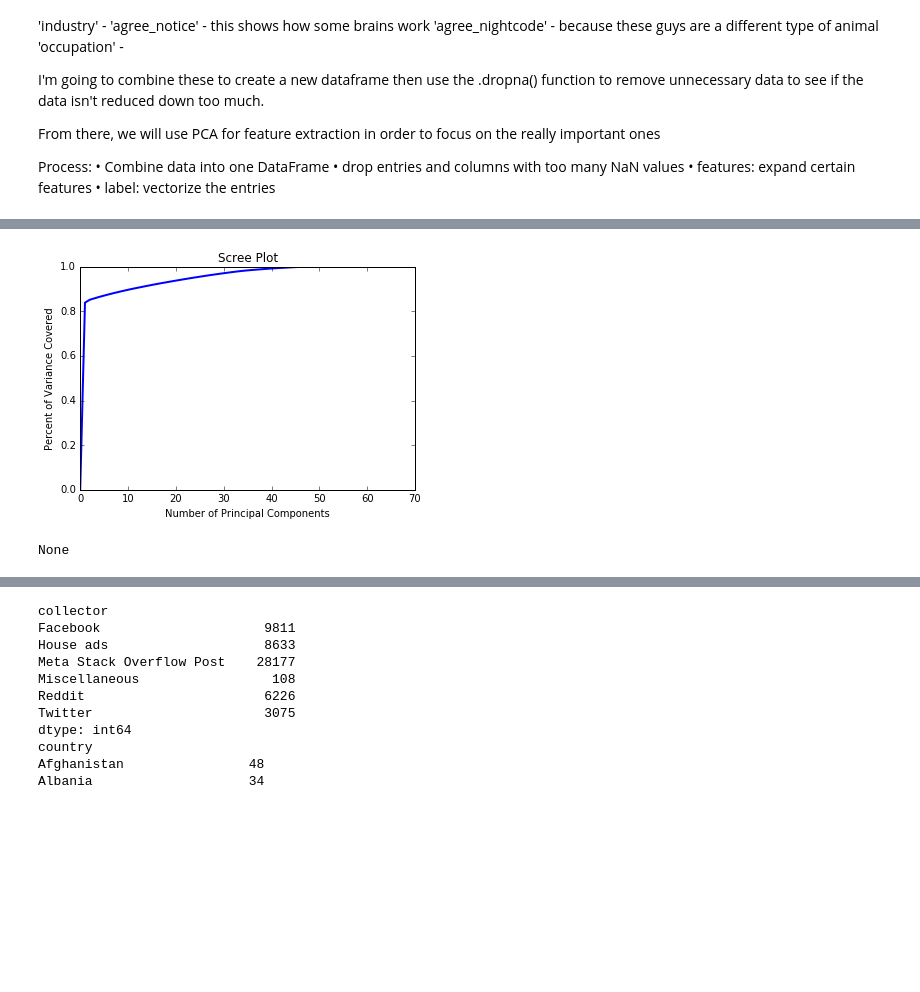
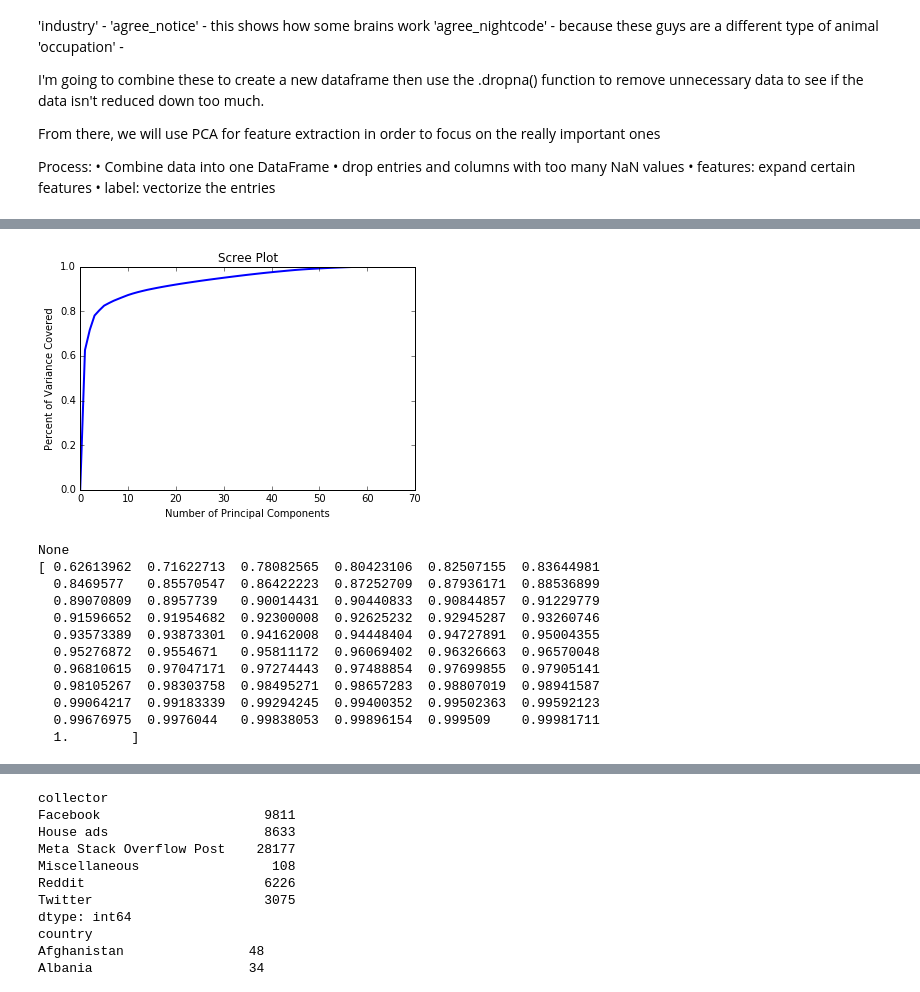
Before and after one commit to jonmhong/Stack_Overflow_Data, a Jupyter notebook: stack_overflow.ipynb, the cells around one changed output, grey strips where cells are left out. Saved outputs shown, nothing was run; the diff lists cells and outputs as text; code cells hidden in the pictures; blank space fills up the shorter version.

```diff
--- a/stack_overflow.ipynb
+++ b/stack_overflow.ipynb
@@ -235,31 +388,42 @@ cleaned_data = cleaned_data.dropna()
 # %%
-# use PCA  to lower the dimensions on the data
+# use PCA to reduce the data into lower dimensions
 from sklearn.decomposition import PCA
 
 
 def feature_components_evr(feature_columns):
     pca = PCA(n_components=min(*feature_columns.shape))
     pca.fit(feature_columns)
 
     return pca.components_, pca.explained_variance_ratio_
 
 
 def scree_plot(evr):
     """Used to determine the number of components to use for PCA"""
     evr = np.concatenate([[0], evr])
     cum_evr = np.cumsum(evr)
 
     pl.figure()
     pl.title("Scree Plot")
     pl.plot(cum_evr, lw=2, label="Cumulative Explained Variance Ratio")
     pl.xlabel("Number of Principal Components")
     pl.ylabel("Percent of Variance Covered")
     pl.show()
 
-fce = feature_components_evr(cleaned_data)
-
+fce = feature_components_evr(cleaned_features)
 
 print scree_plot(fce[1])
+print np.cumsum(fce[1])
 # %% [output]
-[figure, old version]
+[figure, new version]
 None
+[ 0.62613962  0.71622713  0.78082565  0.80423106  0.82507155  0.83644981
+  0.8469577   0.85570547  0.86422223  0.87252709  0.87936171  0.88536899
+  0.89070809  0.8957739   0.90014431  0.90440833  0.90844857  0.91229779
+  0.91596652  0.91954682  0.92300008  0.92625232  0.92945287  0.93260746
+  0.93573389  0.93873301  0.94162008  0.94448404  0.94727891  0.95004355
+  0.95276872  0.9554671   0.95811172  0.96069402  0.96326663  0.96570048
+  0.96810615  0.97047171  0.97274443  0.97488854  0.97699855  0.97905141
+  0.98105267  0.98303758  0.98495271  0.98657283  0.98807019  0.98941587
+  0.99064217  0.99183339  0.99294245  0.99400352  0.99502363  0.99592123
+  0.99676975  0.9976044   0.99838053  0.99896154  0.999509    0.99981711
+  1.        ]
```
Also changed, not shown: parts of 30 cells of this notebook.
